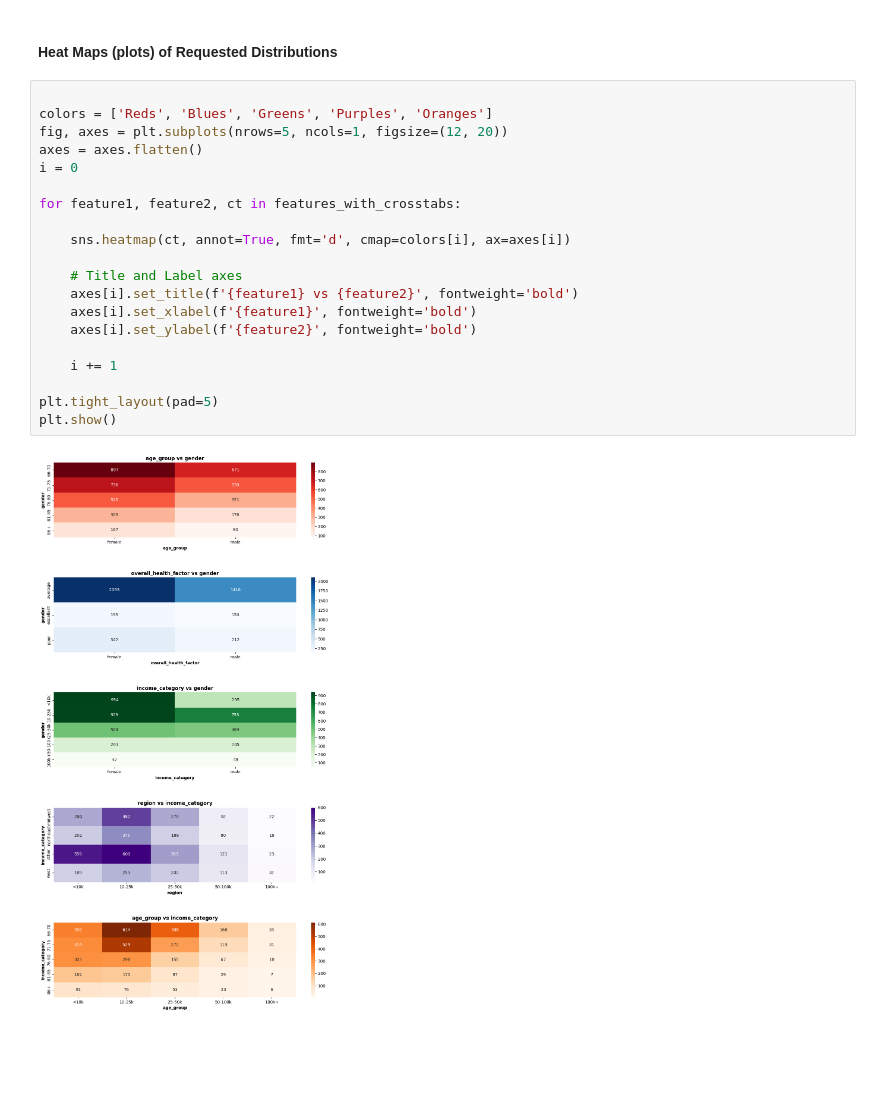
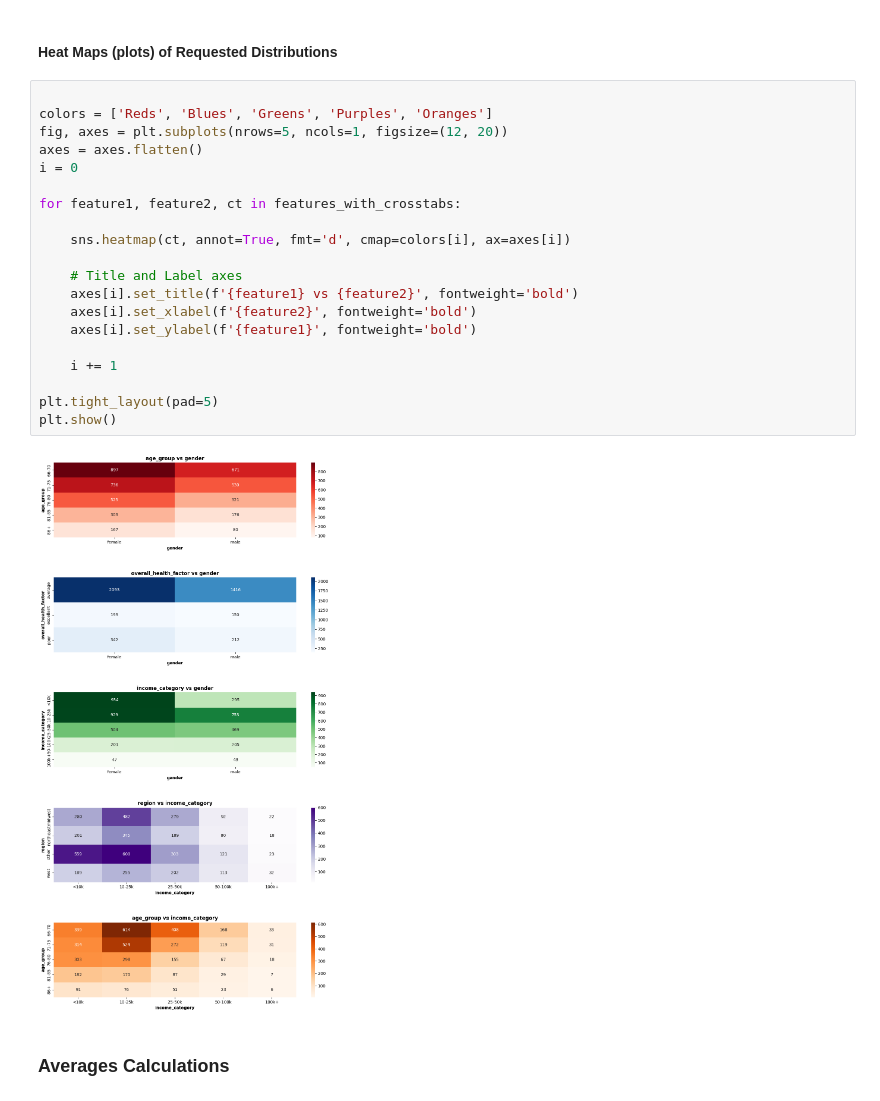
Before and after one commit to juanbucz/FullStackAcademyAICourse, a Jupyter notebook: Incremental Capstones/Incremental Capstone 3 Notebook.ipynb, the cells around one changed output. Cells and saved outputs as stored; diff of their text form; blank space fills up the shorter version.

Commit message:
Final version of Capstone3 Including:  - Bivariate Analysis  - Heatmap Analysis  - Average calculations  - Final Summary and Recap

```diff
--- a/Incremental Capstones/Incremental Capstone 3 Notebook.ipynb
+++ b/Incremental Capstones/Incremental Capstone 3 Notebook.ipynb
@@ -391,22 +400,24 @@ Name: count, dtype: int64
 # %%
 
 colors = ['Reds', 'Blues', 'Greens', 'Purples', 'Oranges']
 fig, axes = plt.subplots(nrows=5, ncols=1, figsize=(12, 20))
 axes = axes.flatten()
 i = 0
 
 for feature1, feature2, ct in features_with_crosstabs:
 
     sns.heatmap(ct, annot=True, fmt='d', cmap=colors[i], ax=axes[i])
 
     # Title and Label axes
     axes[i].set_title(f'{feature1} vs {feature2}', fontweight='bold')
-    axes[i].set_xlabel(f'{feature1}', fontweight='bold')
-    axes[i].set_ylabel(f'{feature2}', fontweight='bold')
+    axes[i].set_xlabel(f'{feature2}', fontweight='bold')
+    axes[i].set_ylabel(f'{feature1}', fontweight='bold')
 
     i += 1
 
 plt.tight_layout(pad=5)
 plt.show()
 # %% [output]
-[figure, old version]
+[figure, new version]
+# %% [markdown]
+### Averages Calculations ###
```
Also changed, not shown: parts of 4 cells of this notebook.
